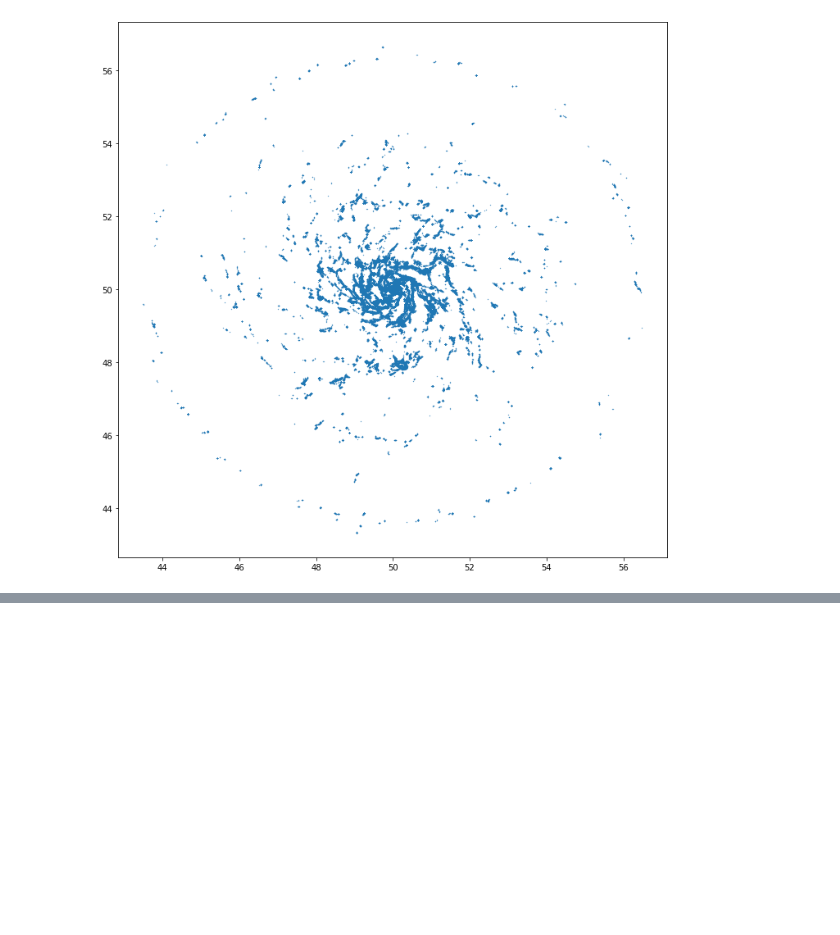
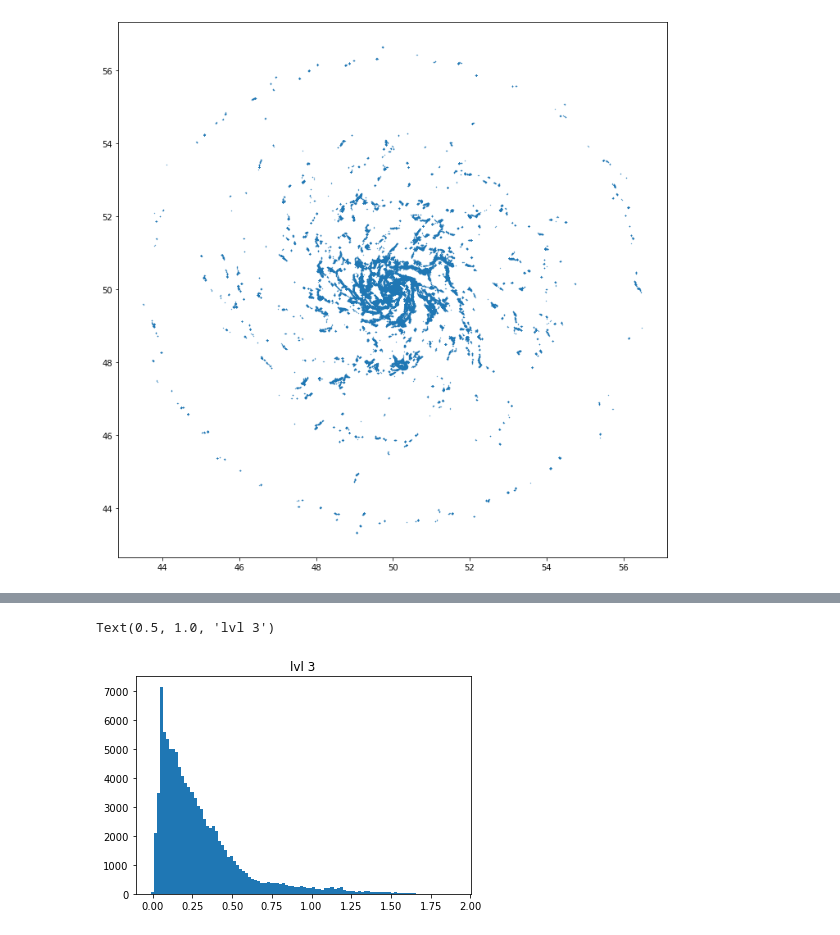
Before and after one commit to gusbeane/GSEgas, a Jupyter notebook: notebooks/MW3iso.ipynb, the cells around one changed output, grey strips where cells are left out. Cells and saved outputs as stored; diff of their text form; code cells hidden in the pictures; blank space fills up the shorter version.

```diff
--- a/notebooks/MW3iso.ipynb
+++ b/notebooks/MW3iso.ipynb
@@ -724,0 +738,6 @@ ax.scatter(pos[:,0][key], pos[:,1][key], s=0.1)
+# %%
+plt.hist(sn.part4.StarsHsml/sn.part4.StarsMaxRadius, bins=100);
+plt.title('lvl 3')
+# %% [output]
+Text(0.5, 1.0, 'lvl 3')
+[figure, added]
```
Also changed, not shown: parts of 14 cells of this notebook, 2 other files.
